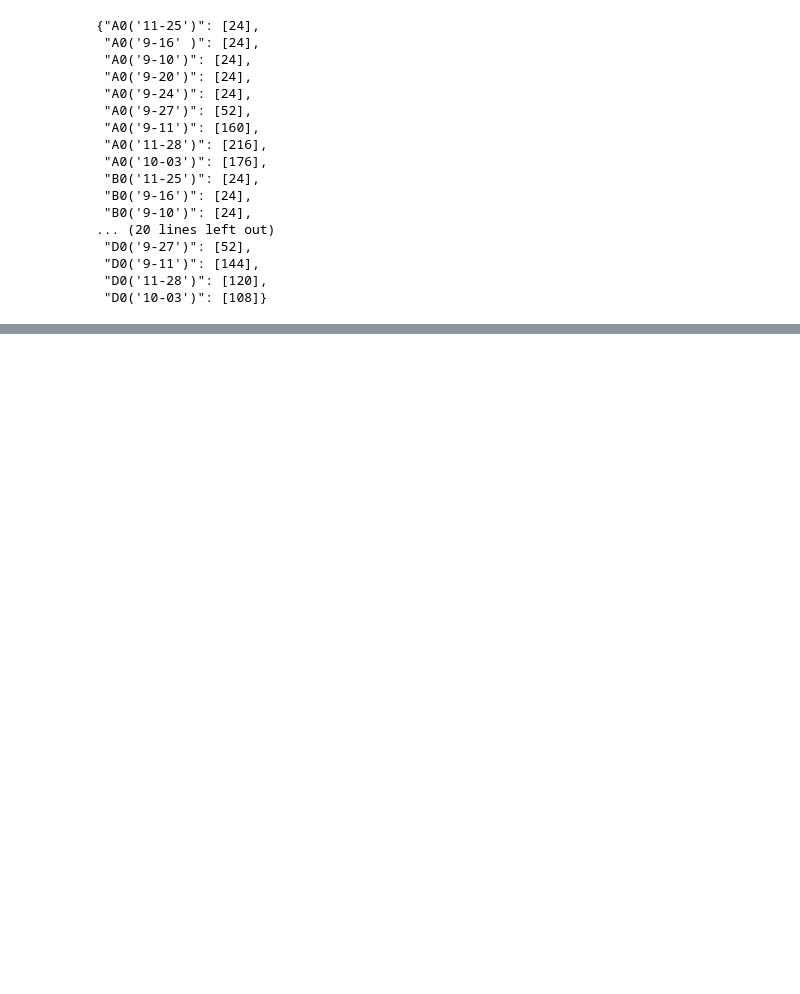
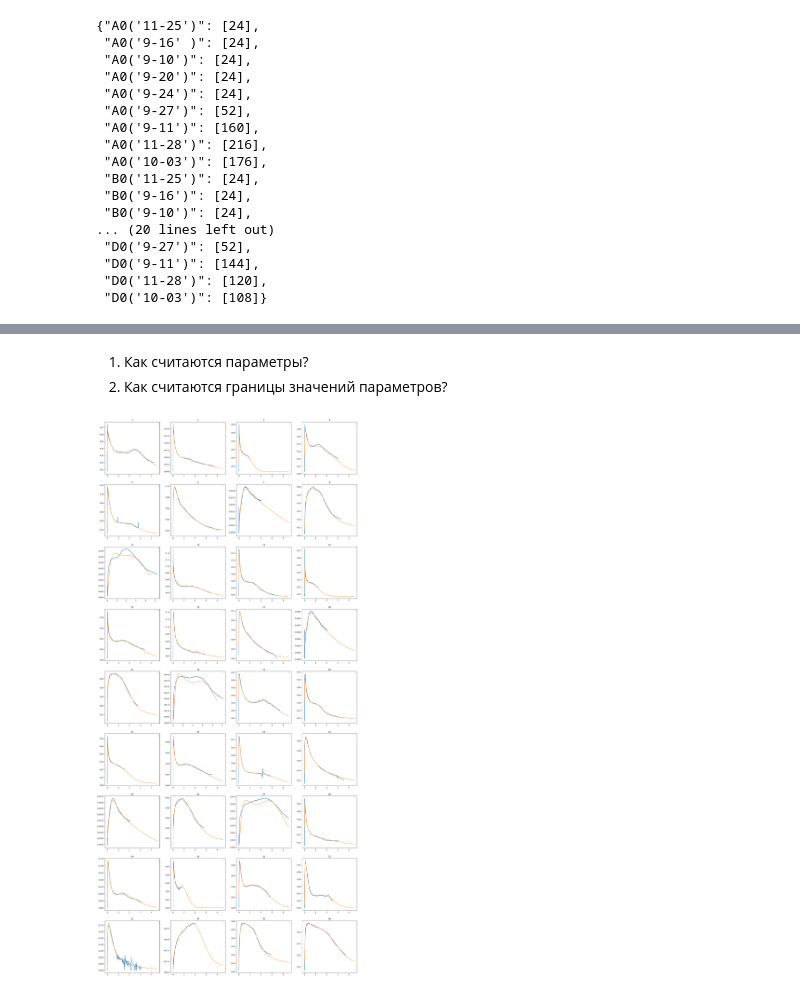
Before and after one commit to margelse/DopplerCurve, a Jupyter notebook: notebooks/projects/waste_water/domestic.ipynb, the cells around one changed output, grey strips where cells are left out. Cells and saved outputs as stored; diff of their text form; code cells hidden in the pictures; blank space fills up the shorter version.

```diff
--- a/notebooks/projects/waste_water/domestic.ipynb
+++ b/notebooks/projects/waste_water/domestic.ipynb
@@ -214,0 +324,2 @@ result_indices
+# %%
+choice_data.iloc[:, 27:] = correct_D1
@@ -214,0 +331,12 @@ result_indices
+# %%
+from sklearn.preprocessing import MinMaxScaler
+
+normalized_data = choice_data.copy()
+
+scaler = MinMaxScaler()
+
+DataAll, MaxAll, MinAll = pd.DataFrame(
+    scaler.fit_transform(choice_data),
+    columns=choice_data.columns,
+    index=choice_data.index
+), scaler.data_min_, scaler.data_max_
@@ -214,0 +345,9 @@ result_indices
+# %%
+from my_package.data_structurs import *
+from my_package.approximation import lognormal_distribution, normal_distribution
+from my_package.utils import PipelineLoader
+
+def model_for_synthesis(x, sigma1, mu1, lambda1, sigma2, mu2, lambda2):
+    lognormal_part = lambda1 * (np.exp(-((np.log(x) - mu1)**2) / (2 * sigma1**2)) / (x * sigma1 * np.sqrt(2 * np.pi)))
+    normal_part = lambda2 * (np.exp(-((x - mu2)**2) / (2 * sigma2**2)) / (sigma2 * np.sqrt(2 * np.pi)))
+    return lognormal_part + normal_part
@@ -214,0 +362,3 @@ result_indices
+# %% [markdown]
+1. Как считаются параметры?
+2. Как считаются границы значений параметров?
@@ -214,0 +422,10 @@ result_indices
+# %%
+fig, ax = plt.subplots(9, 4, figsize=(25, 55))
+axs = [ax[i, j] for i in range(9) for j in range(4)]
+for i in range(0, 36):
+    axs[i].plot(df.iloc[:1511, 1], choice_data.iloc[:1511, i])
+    axs[i].plot(df.iloc[1:approxAll.iloc[:, i].size+1, 1], approxAll.iloc[:, i])
+    axs[i].set_title(str(i+1))
+    axs[i].legend()
+# %% [output]
+[figure, added]
```
Also changed, not shown: parts of 8 cells of this notebook, 2 other files.
